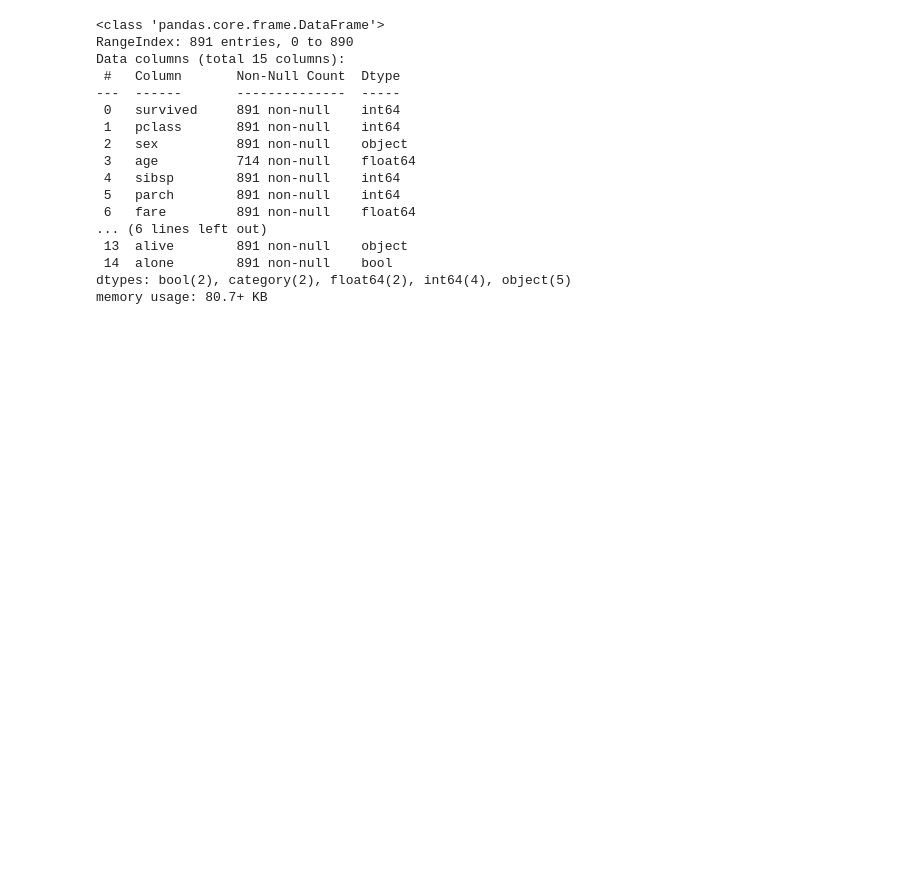
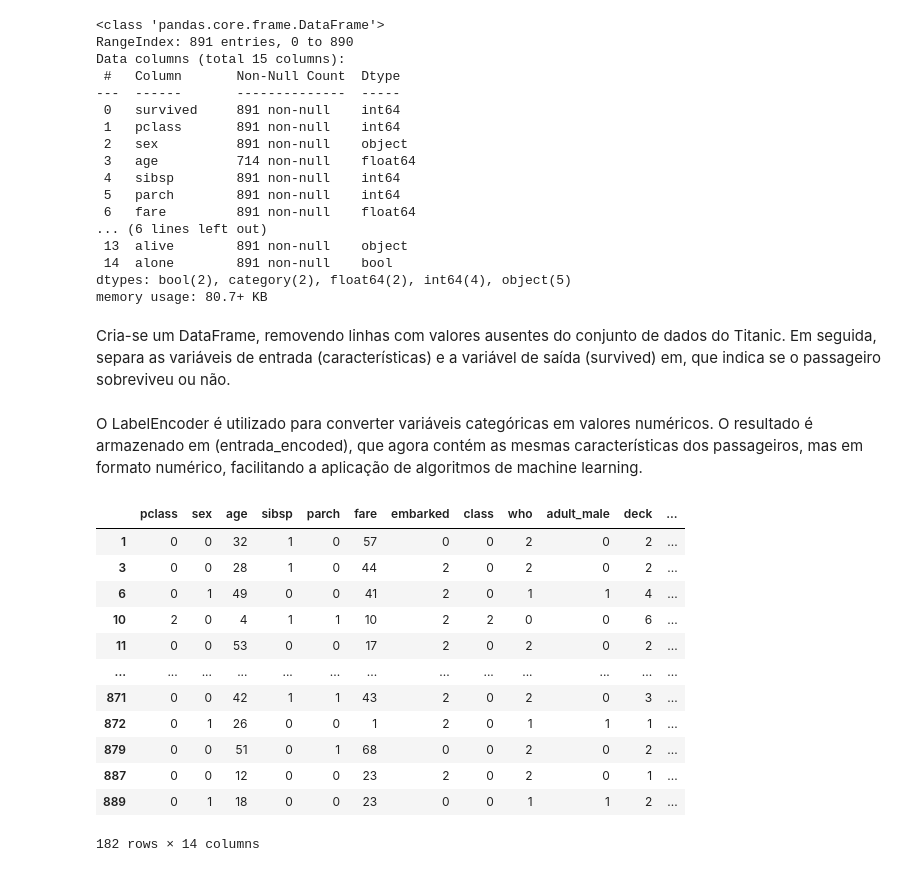
Before and after one commit to vmayres/CCI230_InteligenciaArtificial, a Jupyter notebook: MLP/MLP.ipynb, the cells around one changed output. Saved outputs shown, nothing was run; the diff lists cells and outputs as text; code cells hidden in the pictures; blank space fills up the shorter version.

```diff
--- a/MLP/MLP.ipynb
+++ b/MLP/MLP.ipynb
@@ -23,15 +23,33 @@ Data columns (total 15 columns):
  14  alone        891 non-null    bool
 dtypes: bool(2), category(2), float64(2), int64(4), object(5)
 memory usage: 80.7+ KB
+# %% [markdown]
+Cria-se um DataFrame, removendo linhas com valores ausentes do conjunto de dados do Titanic. Em seguida, separa as variáveis de entrada (características) e a variável de saída (survived) em, que indica se o passageiro sobreviveu ou não.
 # %%
 #criando dataframe
 df = titanic.dropna()
 # separa entrada e saída
 entrada = df[['pclass', 'sex', 'age', 'sibsp', 'parch', 'fare', 'embarked', 'class', 'who', 'adult_male', 'deck', 'embark_town', 'alive', 'alone']]
 saida = df['survived']
+# %% [markdown]
+O LabelEncoder é utilizado para converter variáveis categóricas em valores numéricos. O resultado é armazenado em (entrada_encoded), que agora contém as mesmas características dos passageiros, mas em formato numérico, facilitando a aplicação de algoritmos de machine learning.
 # %%
 from sklearn.preprocessing import LabelEncoder
 
 label_encoder = LabelEncoder()
-x = ['embarked', 'class', 'who', 'adult_male', 'deck', 'embark_town', 'alive', 'alone', 'sex']
-y = label_encoder.fit_transform(x)
+entrada_encoded = entrada.apply(label_encoder.fit_transform)
+entrada_encoded
+# %% [output]
+|  | pclass | sex | age | sibsp | parch | fare | embarked | class | who | adult_male | deck | ... |
+| 1 | 0 | 0 | 32 | 1 | 0 | 57 | 0 | 0 | 2 | 0 | 2 | ... |
+| 3 | 0 | 0 | 28 | 1 | 0 | 44 | 2 | 0 | 2 | 0 | 2 | ... |
+| 6 | 0 | 1 | 49 | 0 | 0 | 41 | 2 | 0 | 1 | 1 | 4 | ... |
+| 10 | 2 | 0 | 4 | 1 | 1 | 10 | 2 | 2 | 0 | 0 | 6 | ... |
+| 11 | 0 | 0 | 53 | 0 | 0 | 17 | 2 | 0 | 2 | 0 | 2 | ... |
+| ... | ... | ... | ... | ... | ... | ... | ... | ... | ... | ... | ... | ... |
+| 871 | 0 | 0 | 42 | 1 | 1 | 43 | 2 | 0 | 2 | 0 | 3 | ... |
+| 872 | 0 | 1 | 26 | 0 | 0 | 1 | 2 | 0 | 1 | 1 | 1 | ... |
+| 879 | 0 | 0 | 51 | 0 | 1 | 68 | 0 | 0 | 2 | 0 | 2 | ... |
+| 887 | 0 | 0 | 12 | 0 | 0 | 23 | 2 | 0 | 2 | 0 | 1 | ... |
+| 889 | 0 | 1 | 18 | 0 | 0 | 23 | 0 | 0 | 1 | 1 | 2 | ... |
+182 rows × 14 columns
```
Also changed, not shown: parts of 19 cells of this notebook.
